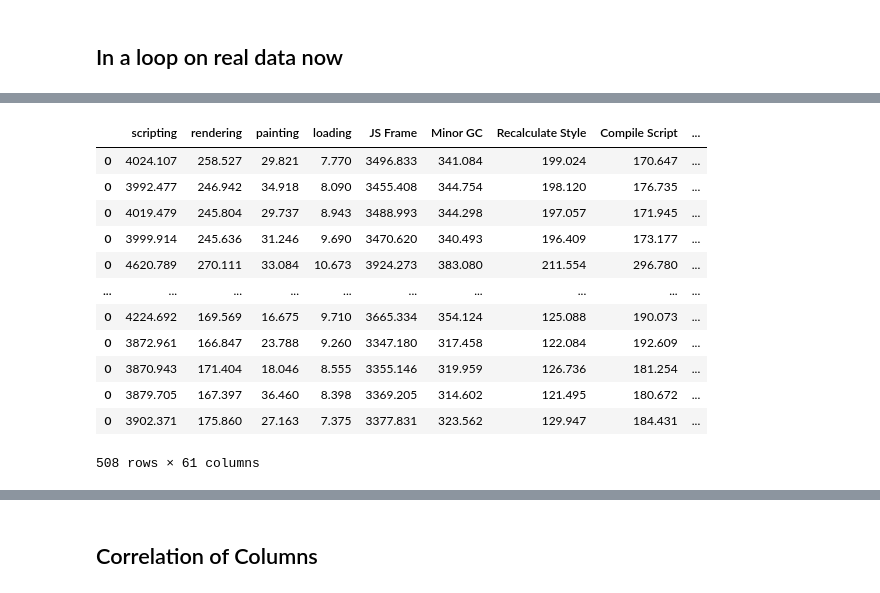
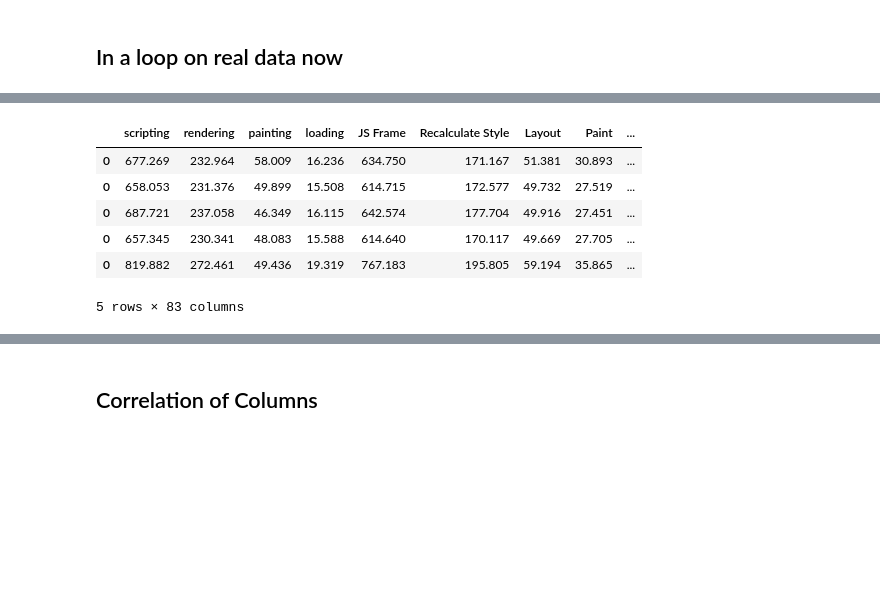
Before and after one commit to mehrotrasan16/performance-benchmarking-with-puppeteer, a Jupyter notebook: tracelyzer-to-csv.ipynb, the cells around one changed output, grey strips where cells are left out. Saved outputs shown, nothing was run; the diff lists cells and outputs as text; code cells hidden in the pictures; blank space fills up the shorter version.

```diff
--- a/tracelyzer-to-csv.ipynb
+++ b/tracelyzer-to-csv.ipynb
@@ -244 +217,6 @@ nycphil3.head(3)
 1 rows × 35 columns
+# %%
+nycphil4 = d['performanceTiming']
+nycphil4 = pd.DataFrame({'value':json.loads(nycphil4)})
+nycphil4 = nycphil4.T
+nycphil4.head(3)
@@ -272,0 +255,5 @@ nycphil
+# %%
+for col in nycphil4:
+#     print(nycphil4[col])
+    nycphil[col] = nycphil4.iloc[0][col]
+nycphil
@@ -307,6 +309,6 @@ import pandas as pd
 from pandas import json_normalize #package for flattening json in pandas df
 from tqdm import trange, tqdm
 # %%
-trace_files = glob.glob('./tracelyzer_orig//*.json')
+trace_files = glob.glob('./tracelyzer//*.json')
 trace_files
 # %% [output]
@@ -370,46 +352,52 @@ for trace_file in trace_files:
 
         nycphil1 = json_normalize(d['profiling']['events'])
 #         print(nycphil1.head(3))
 
         nycphil2 = json_normalize(d['rendering'])
 #         print(nycphil2.head(3))
 
         nycphil3 = json_normalize(data=d['metrics'], meta=['name','value'])#json_normalize(d['metrics'])
         nycphil3 = nycphil3.set_index('name')
         # nycphil3 = nycphil3.rename(columns={"value": "0"})
         nycphil3 = nycphil3.T
 #         print(nycphil3.head(3))
 
+        perfkeys = [key for key in d.keys() if key not in ['profiling','rendering','metrics']]
+        nycphil4 = {
+                key:d[key] for key in perfkeys
+                   }
+        nycphil4 = pd.DataFrame(nycphil4,index={'value'})
+#         nycphil4.head()
+
 #         print(nycphil.shape, nycphil1.shape, nycphil2.shape, nycphil3.shape)
 
         for col in nycphil1:
             nycphil[col] = nycphil1[col]
 
         for col in nycphil2:
             nycphil[col] = nycphil2[col]
 
         for col in nycphil3:
         #     print(nycphil3[col])
             nycphil[col] = nycphil3.iloc[0][col]
 
+        for col in nycphil4:
+        #     print(nycphil4[col])
+            nycphil[col] = nycphil4.iloc[0][col]
+
+
 #         print(nycphil.shape)
     mydf = nycphil if not mydf.count().any() else mydf.append(nycphil)
 
 mydf
 # %% [output]
-|  | scripting | rendering | painting | loading | JS Frame | Minor GC | Recalculate Style | Compile Script | ... |
-| 0 | 4024.107 | 258.527 | 29.821 | 7.770 | 3496.833 | 341.084 | 199.024 | 170.647 | ... |
-| 0 | 3992.477 | 246.942 | 34.918 | 8.090 | 3455.408 | 344.754 | 198.120 | 176.735 | ... |
-| 0 | 4019.479 | 245.804 | 29.737 | 8.943 | 3488.993 | 344.298 | 197.057 | 171.945 | ... |
-| 0 | 3999.914 | 245.636 | 31.246 | 9.690 | 3470.620 | 340.493 | 196.409 | 173.177 | ... |
-| 0 | 4620.789 | 270.111 | 33.084 | 10.673 | 3924.273 | 383.080 | 211.554 | 296.780 | ... |
-| ... | ... | ... | ... | ... | ... | ... | ... | ... | ... |
-| 0 | 4224.692 | 169.569 | 16.675 | 9.710 | 3665.334 | 354.124 | 125.088 | 190.073 | ... |
-| 0 | 3872.961 | 166.847 | 23.788 | 9.260 | 3347.180 | 317.458 | 122.084 | 192.609 | ... |
-| 0 | 3870.943 | 171.404 | 18.046 | 8.555 | 3355.146 | 319.959 | 126.736 | 181.254 | ... |
-| 0 | 3879.705 | 167.397 | 36.460 | 8.398 | 3369.205 | 314.602 | 121.495 | 180.672 | ... |
-| 0 | 3902.371 | 175.860 | 27.163 | 7.375 | 3377.831 | 323.562 | 129.947 | 184.431 | ... |
+|  | scripting | rendering | painting | loading | JS Frame | Recalculate Style | Layout | Paint | ... |
+| 0 | 677.269 | 232.964 | 58.009 | 16.236 | 634.750 | 171.167 | 51.381 | 30.893 | ... |
+| 0 | 658.053 | 231.376 | 49.899 | 15.508 | 614.715 | 172.577 | 49.732 | 27.519 | ... |
+| 0 | 687.721 | 237.058 | 46.349 | 16.115 | 642.574 | 177.704 | 49.916 | 27.451 | ... |
+| 0 | 657.345 | 230.341 | 48.083 | 15.588 | 614.640 | 170.117 | 49.669 | 27.705 | ... |
+| 0 | 819.882 | 272.461 | 49.436 | 19.319 | 767.183 | 195.805 | 59.194 | 35.865 | ... |
-508 rows × 61 columns
+5 rows × 83 columns
 # %%
 mydf
 # %% [output]
```
Also changed, not shown: parts of 29 cells of this notebook, 1 other file.
